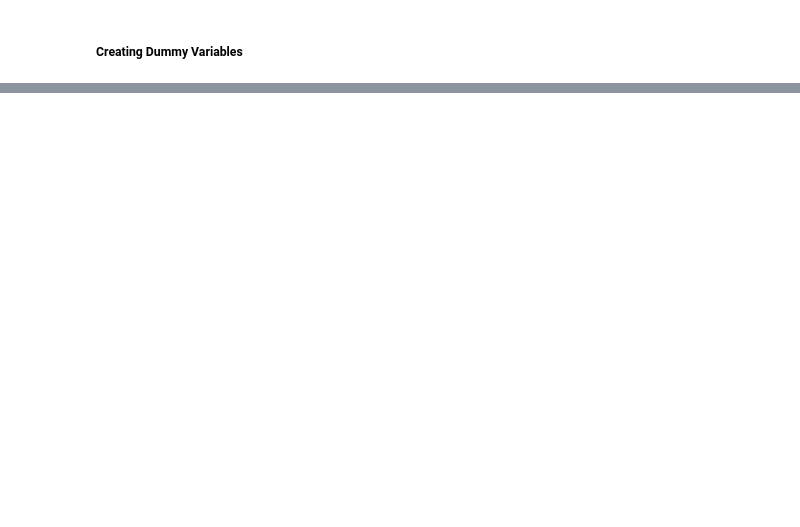
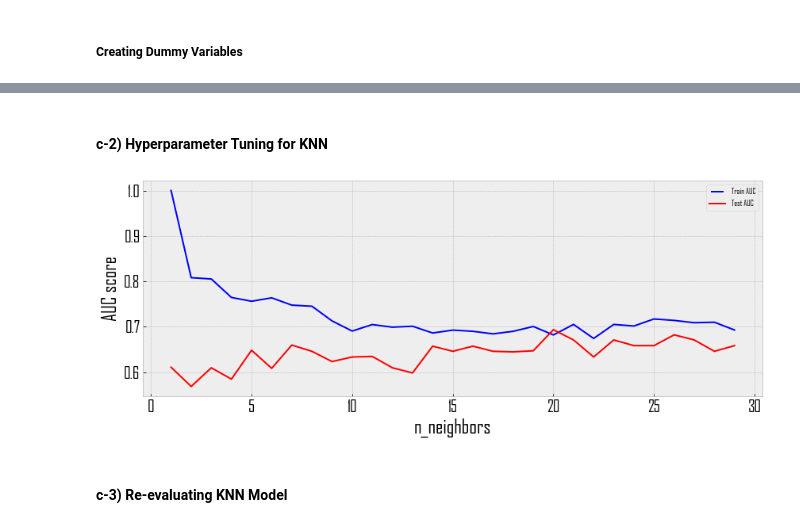
Before and after one commit to gorkemguneser/Heart-Disease-Classifications-Machine-Learning, a Jupyter notebook: code.ipynb, the cells around one changed output, grey strips where cells are left out. Cells and saved outputs as stored; diff of their text form; code cells hidden in the pictures; blank space fills up the shorter version.

```diff
--- a/code.ipynb
+++ b/code.ipynb
@@ -223,0 +266,7 @@ sns.heatmap(data.drop(columns=categorical_columns).corr(),annot=True)
+# %%
+from sklearn.model_selection import train_test_split
+
+X = data.drop(columns="target",axis=1)
+y = data["target"]
+
+X_train, X_test, y_train, y_test = train_test_split(X,y,test_size=0.2)
@@ -223,0 +803,12 @@ sns.heatmap(data.drop(columns=categorical_columns).corr(),annot=True)
+# %%
+# creating a new model with new parameters based on above information
+
+kn_model = KNeighborsClassifier(n_neighbors=2)
+
+# fitting model
+kn_model.fit(X_train,y_train)
+
+# predicting outcome
+y_pred_kn = kn_model.predict(X_test)
+
+pd.DataFrame({"Actual":y_test,"Predicted":y_pred_kn}).sample(10)
@@ -223,0 +855,34 @@ sns.heatmap(data.drop(columns=categorical_columns).corr(),annot=True)
+# %% [markdown]
+#### c-2) Hyperparameter Tuning for KNN
+# %%
+# ROC Curve for Number of Neighbors
+
+neighbors = list(range(1,30))
+train_results = []
+test_results = []
+
+for n in neighbors:
+    model = KNeighborsClassifier(n_neighbors=n)
+    model.fit(X_train, y_train)
+    train_pred = model.predict(X_train)
+    false_positive_rate, true_positive_rate, thresholds = roc_curve(y_train, train_pred)
+    roc_auc = auc(false_positive_rate, true_positive_rate)
+    train_results.append(roc_auc)
+    y_pred = model.predict(X_test)
+    false_positive_rate, true_positive_rate, thresholds = roc_curve(y_test, y_pred)
+    roc_auc = auc(false_positive_rate, true_positive_rate)
+    test_results.append(roc_auc)
+
+from matplotlib.legend_handler import HandlerLine2D
+line1, = plt.plot(neighbors, train_results, "b", label="Train AUC")
+line2, = plt.plot(neighbors, test_results, "r", label="Test AUC")
+plt.legend(handler_map={line1: HandlerLine2D(numpoints=2)})
+plt.ylabel("AUC score",size=25)
+plt.xlabel("n_neighbors",size=25)
+plt.xticks(size=20)
+plt.yticks(size=20)
+plt.show()
+# %% [output]
+[figure, added]
+# %% [markdown]
+#### c-3) Re-evaluating KNN Model
```
Also changed, not shown: parts of 56 cells of this notebook.
